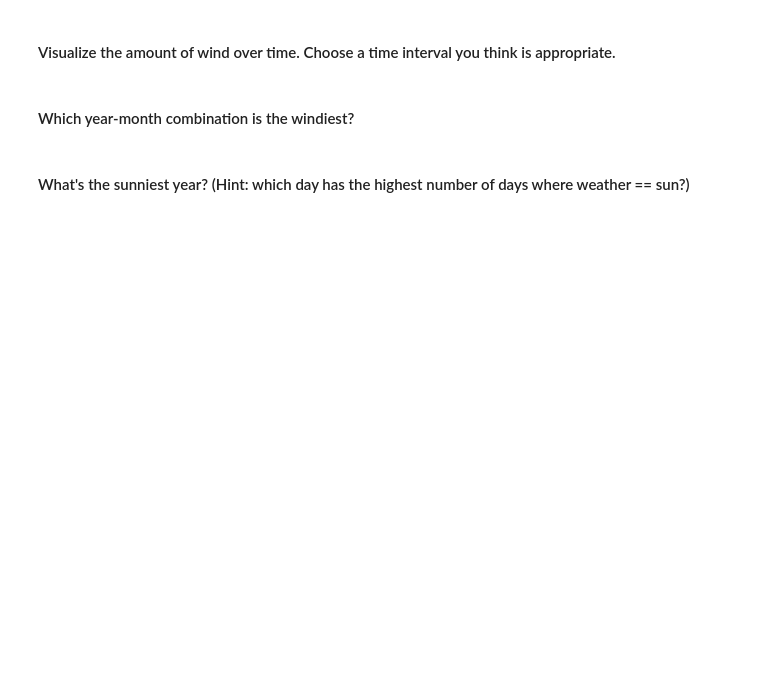
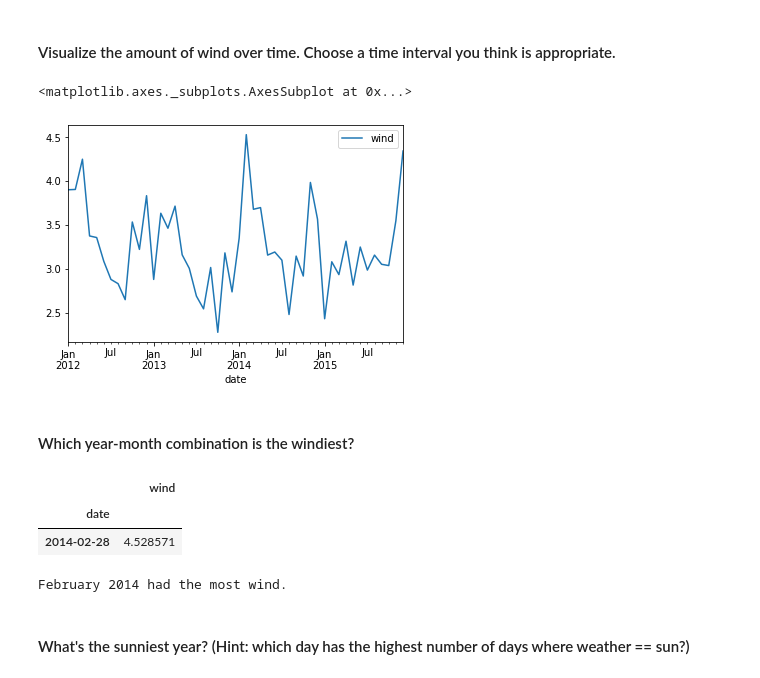
Before and after one commit to SamuelD-Data/time-series-exercises, a Jupyter notebook: working_with_time_series_data.ipynb, the cells around one changed output. Saved outputs shown, nothing was run; the diff lists cells and outputs as text; code cells hidden in the pictures; blank space fills up the shorter version.

```diff
--- a/working_with_time_series_data.ipynb
+++ b/working_with_time_series_data.ipynb
@@ -155,6 +176,23 @@ wdf.head()
 # %% [markdown]
 #### Visualize the amount of wind over time. Choose a time interval you think is appropriate.
+# %%
+pd.DataFrame(wdf['wind'].resample('M').mean()).plot()
+# %% [output]
+<matplotlib.axes._subplots.AxesSubplot at 0x...>
+[figure, added]
 # %% [markdown]
 #### Which year-month combination is the windiest?
+# %%
+month_avg_wind = pd.DataFrame(wdf['wind'].resample('M').mean())
+
+month_avg_wind[month_avg_wind.wind == month_avg_wind.wind.max()]
+# %% [output]
+|  | wind |
+| date |  |
+| 2014-02-28 | 4.528571 |
+# %%
+print('February 2014 had the most wind.')
+# %% [output]
+February 2014 had the most wind.
 # %% [markdown]
 #### What's the sunniest year? (Hint: which day has the highest number of days where weather == sun?)
```
Also changed, not shown: parts of 9 cells of this notebook.
